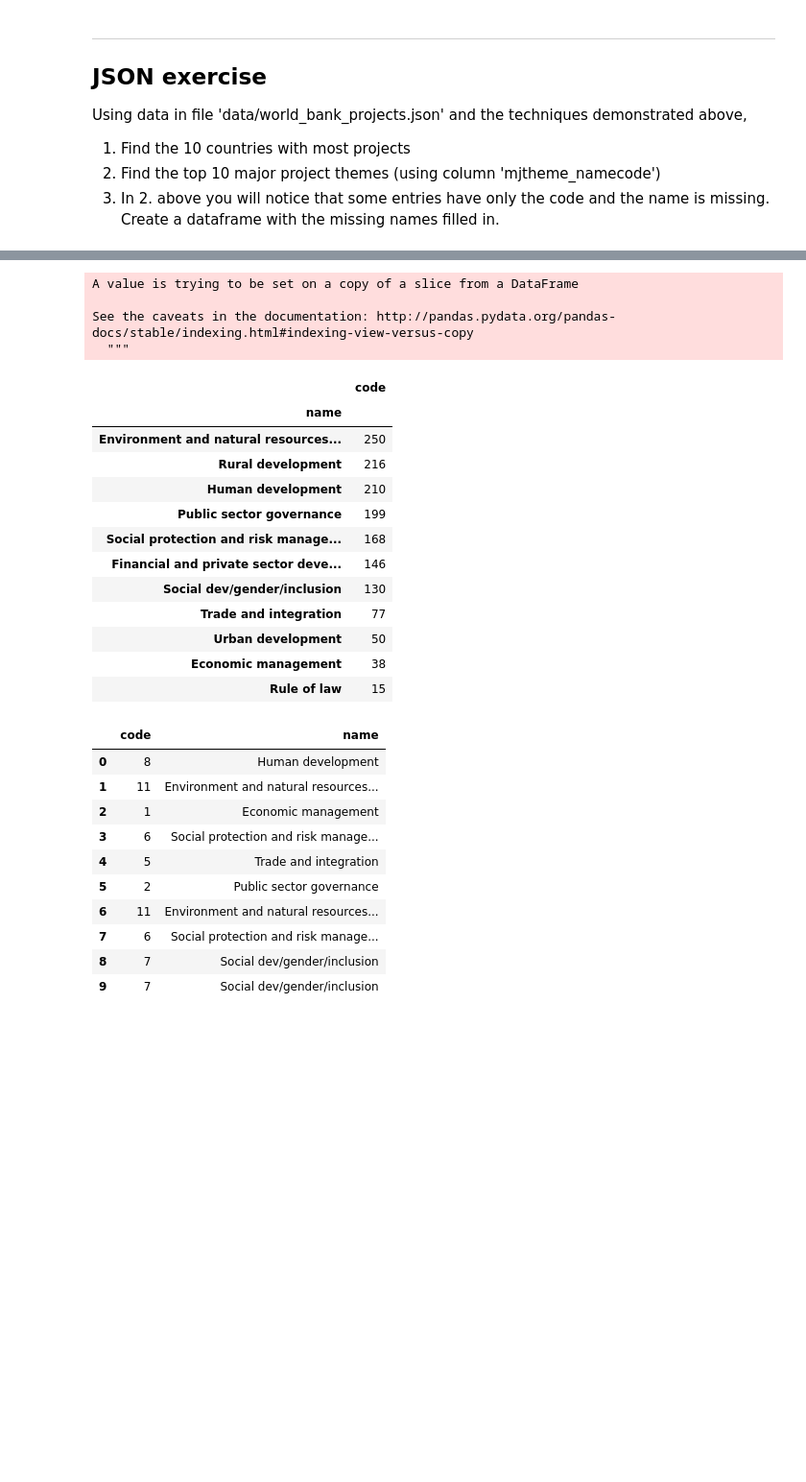
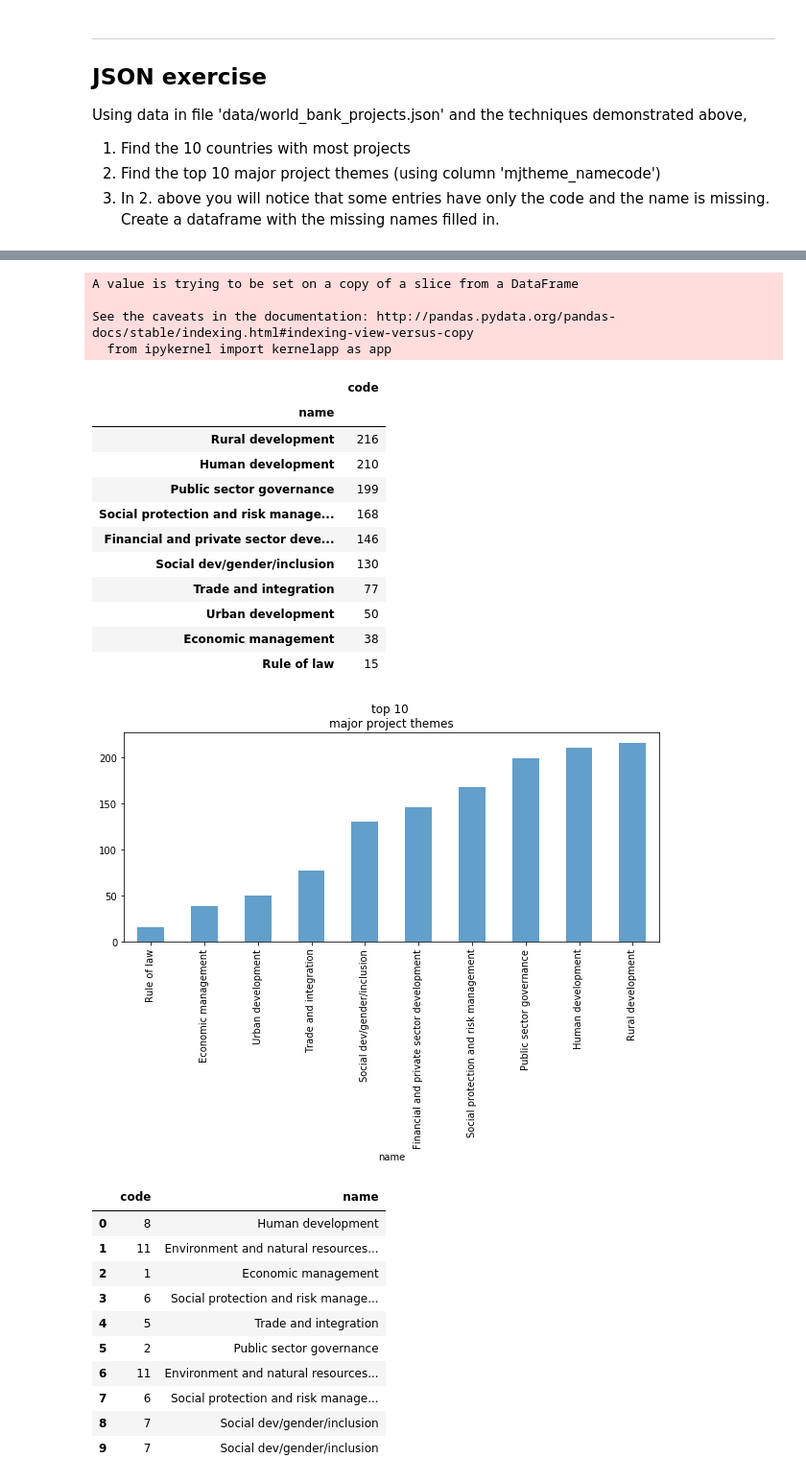
Before and after one commit to amir2520/Springboard, a Jupyter notebook: sliderule_dsi_json_exercise.ipynb, the cells around one changed output, grey strips where cells are left out. Shown at 96% size. Drawn from its saved outputs; the diff is of its cells as text; code cells hidden in the pictures; blank space fills up the shorter version.

Commit message:
The First Submission

```diff
--- a/sliderule_dsi_json_exercise.ipynb
+++ b/sliderule_dsi_json_exercise.ipynb
@@ -119,30 +130,46 @@ Africa                             11
 Name: countryname, dtype: int64
-# %%
-# question 2
-# i solved this part using inner joining of one dataframe with it's own unique values and then use the groupby
-theme_table = json_normalize(data, 'mjtheme_namecode')    # loading the project themes
-df3 = theme_table[theme_table.name !='']
-df3.drop_duplicates(inplace=True)    # building a dataframe from unique code and names
-filled = pd.merge(theme_table, df3, on='code')[['code', 'name_y']]    # inner joining the theme_table with unique code and names
-filled.columns=['code', 'name']
-filled.groupby('name').count().sort_values(by='code', ascending=False)    # grouping by project names and counting each one
-# %% [output]
-A value is trying to be set on a copy of a slice from a DataFrame
-
-See the caveats in the documentation: http://pandas.pydata.org/pandas-docs/stable/indexing.html#indexing-view-versus-copy
-  """
-|  | code |
-| name |  |
-| Environment and natural resources... | 250 |
-| Rural development | 216 |
-| Human development | 210 |
-| Public sector governance | 199 |
-| Social protection and risk manage... | 168 |
-| Financial and private sector deve... | 146 |
-| Social dev/gender/inclusion | 130 |
-| Trade and integration | 77 |
-| Urban development | 50 |
-| Economic management | 38 |
-| Rule of law | 15 |
+# %%
+# question 2
+# finding the top 10 major project themes
+'''The second question is solved by first filling the empty values in the name column, using their code values
+and then performing an inner join between the whole table with
+its unique combination of both columns'''
+
+import matplotlib.pyplot as plt
+%matplotlib inline
+
+# loading the project themes
+theme_table = json_normalize(data, 'mjtheme_namecode')
+
+# building a dataframe from unique code-name pairs
+df3 = theme_table[theme_table.name !='']
+df3.drop_duplicates(inplace=True)
+
+# inner joining the theme_table with it's own unique code-name pairs
+filled = pd.merge(theme_table, df3, on='code')[['code', 'name_y']]
+filled.columns=['code', 'name']
+
+# grouping by project names and counting each one
+grouped = filled.groupby('name').count().sort_values(by='code')[:10]
+grouped.plot(kind='bar', legend=False, title="top 10 \nmajor project themes", figsize = (10, 4), alpha=.7)
+grouped.sort_values(by='code', ascending=False)
+# %% [output]
+A value is trying to be set on a copy of a slice from a DataFrame
+
+See the caveats in the documentation: http://pandas.pydata.org/pandas-docs/stable/indexing.html#indexing-view-versus-copy
+  from ipykernel import kernelapp as app
+|  | code |
+| name |  |
+| Rural development | 216 |
+| Human development | 210 |
+| Public sector governance | 199 |
+| Social protection and risk manage... | 168 |
+| Financial and private sector deve... | 146 |
+| Social dev/gender/inclusion | 130 |
+| Trade and integration | 77 |
+| Urban development | 50 |
+| Economic management | 38 |
+| Rule of law | 15 |
+[figure, added]
 # %%
 # question 3
```
Also changed, not shown: parts of 3 cells of this notebook.
